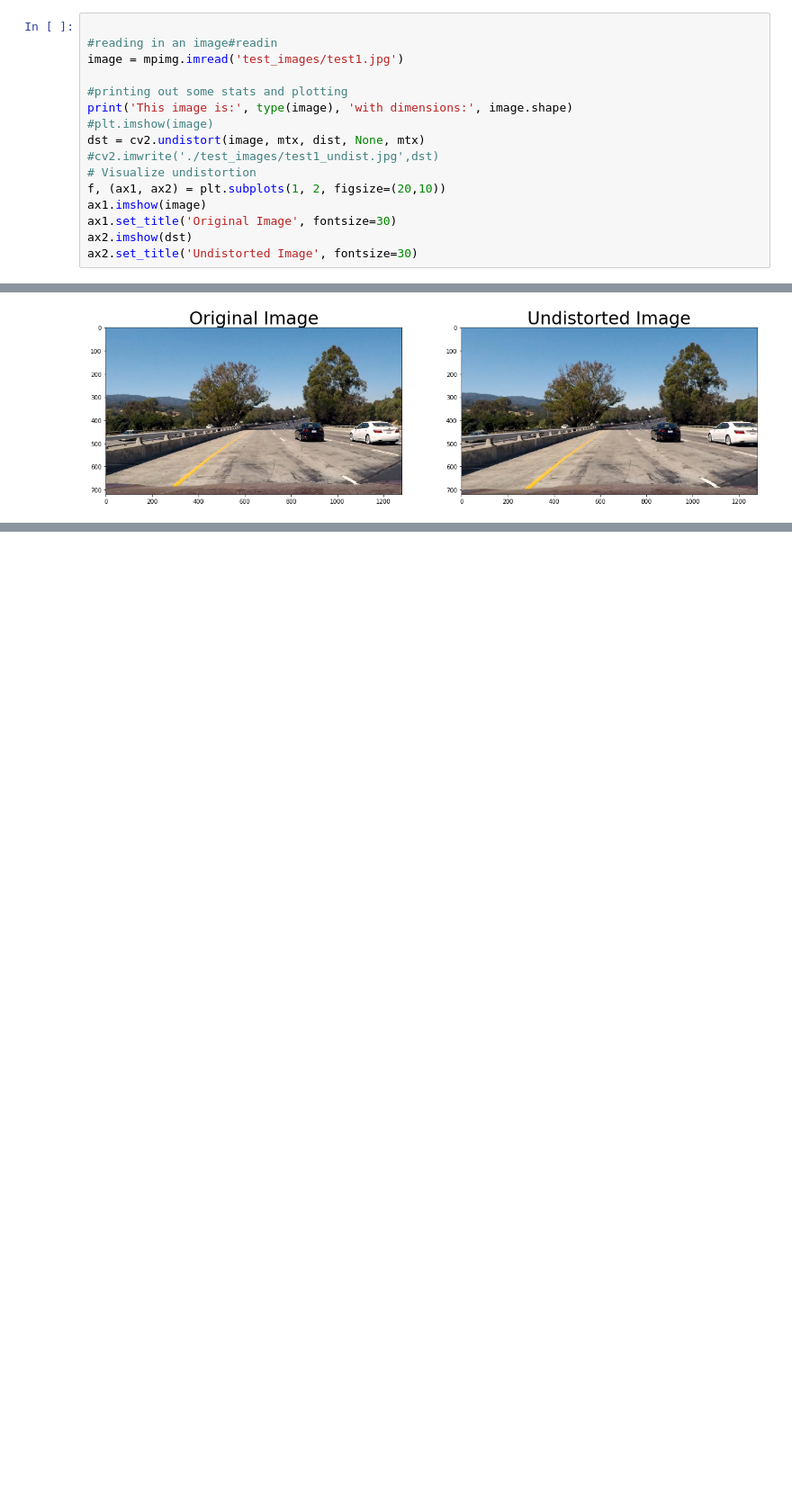
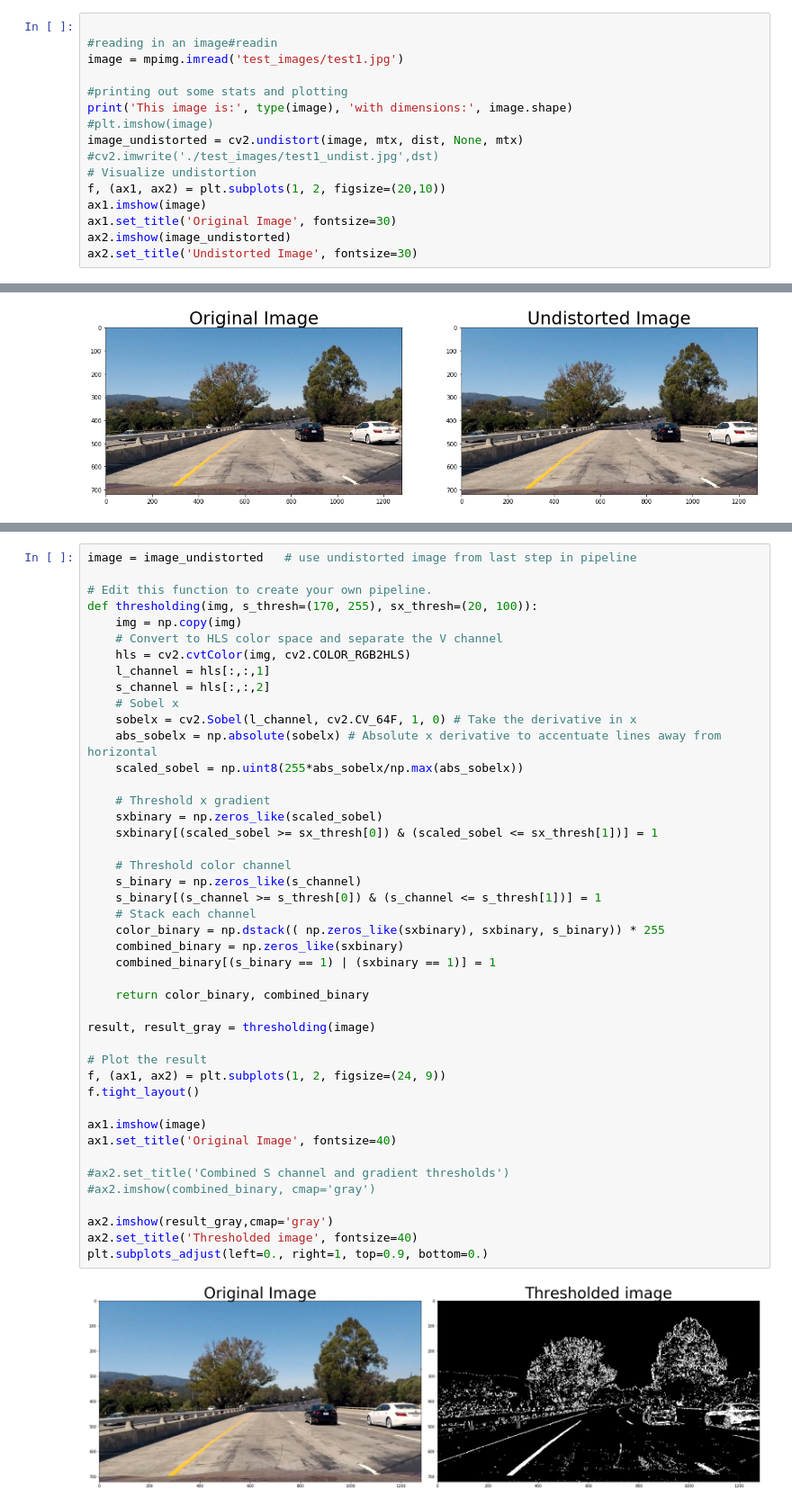
Before and after one commit to uv1000/P2, a Jupyter notebook: P2_SDC_Ulrich_Voll.ipynb, the cells around one changed output, grey strips where cells are left out. Shown at 90% size. Drawn from its saved outputs; the diff is of its cells as text; blank space fills up the shorter version.

Commit message:
step 2 of the pipeline, thresholded image, near ready in .jpynb

```diff
--- a/P2_SDC_Ulrich_Voll.ipynb
+++ b/P2_SDC_Ulrich_Voll.ipynb
@@ -105,13 +114,13 @@ image = mpimg.imread('test_images/test1.jpg')
 #printing out some stats and plotting
 print('This image is:', type(image), 'with dimensions:', image.shape)
 #plt.imshow(image)
-dst = cv2.undistort(image, mtx, dist, None, mtx)
+image_undistorted = cv2.undistort(image, mtx, dist, None, mtx)
 #cv2.imwrite('./test_images/test1_undist.jpg',dst)
 # Visualize undistortion
 f, (ax1, ax2) = plt.subplots(1, 2, figsize=(20,10))
 ax1.imshow(image)
 ax1.set_title('Original Image', fontsize=30)
-ax2.imshow(dst)
+ax2.imshow(image_undistorted)
 ax2.set_title('Undistorted Image', fontsize=30)
 # %% [output]
 This image is: <class 'numpy.ndarray'> with dimensions: (720, 1280, 3)
@@ -119,0 +131,46 @@ Text(0.5,1,'Undistorted Image')
+# %%
+image = image_undistorted   # use undistorted image from last step in pipeline
+
+# Edit this function to create your own pipeline.
+def thresholding(img, s_thresh=(170, 255), sx_thresh=(20, 100)):
+    img = np.copy(img)
+    # Convert to HLS color space and separate the V channel
+    hls = cv2.cvtColor(img, cv2.COLOR_RGB2HLS)
+    l_channel = hls[:,:,1]
+    s_channel = hls[:,:,2]
+    # Sobel x
+    sobelx = cv2.Sobel(l_channel, cv2.CV_64F, 1, 0) # Take the derivative in x
+    abs_sobelx = np.absolute(sobelx) # Absolute x derivative to accentuate lines away from horizontal
+    scaled_sobel = np.uint8(255*abs_sobelx/np.max(abs_sobelx))
+
+    # Threshold x gradient
+    sxbinary = np.zeros_like(scaled_sobel)
+    sxbinary[(scaled_sobel >= sx_thresh[0]) & (scaled_sobel <= sx_thresh[1])] = 1
+
+    # Threshold color channel
+    s_binary = np.zeros_like(s_channel)
+    s_binary[(s_channel >= s_thresh[0]) & (s_channel <= s_thresh[1])] = 1
+    # Stack each channel
+    color_binary = np.dstack(( np.zeros_like(sxbinary), sxbinary, s_binary)) * 255
+    combined_binary = np.zeros_like(sxbinary)
+    combined_binary[(s_binary == 1) | (sxbinary == 1)] = 1
+
+    return color_binary, combined_binary
+
+result, result_gray = thresholding(image)
+
+# Plot the result
+f, (ax1, ax2) = plt.subplots(1, 2, figsize=(24, 9))
+f.tight_layout()
+
+ax1.imshow(image)
+ax1.set_title('Original Image', fontsize=40)
+
+#ax2.set_title('Combined S channel and gradient thresholds')
+#ax2.imshow(combined_binary, cmap='gray')
+
+ax2.imshow(result_gray,cmap='gray')
+ax2.set_title('Thresholded image', fontsize=40)
+plt.subplots_adjust(left=0., right=1, top=0.9, bottom=0.)
+# %% [output]
+[figure, added]
```
Also changed, not shown: parts of 2 cells of this notebook, 1 other file.
